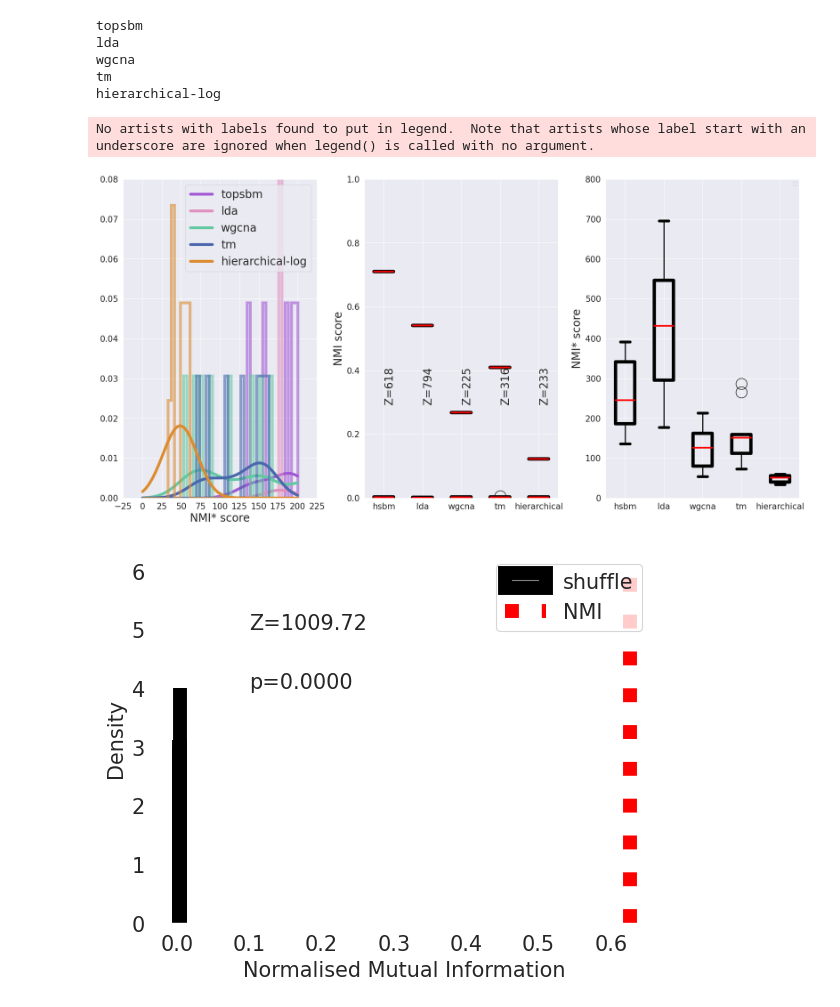
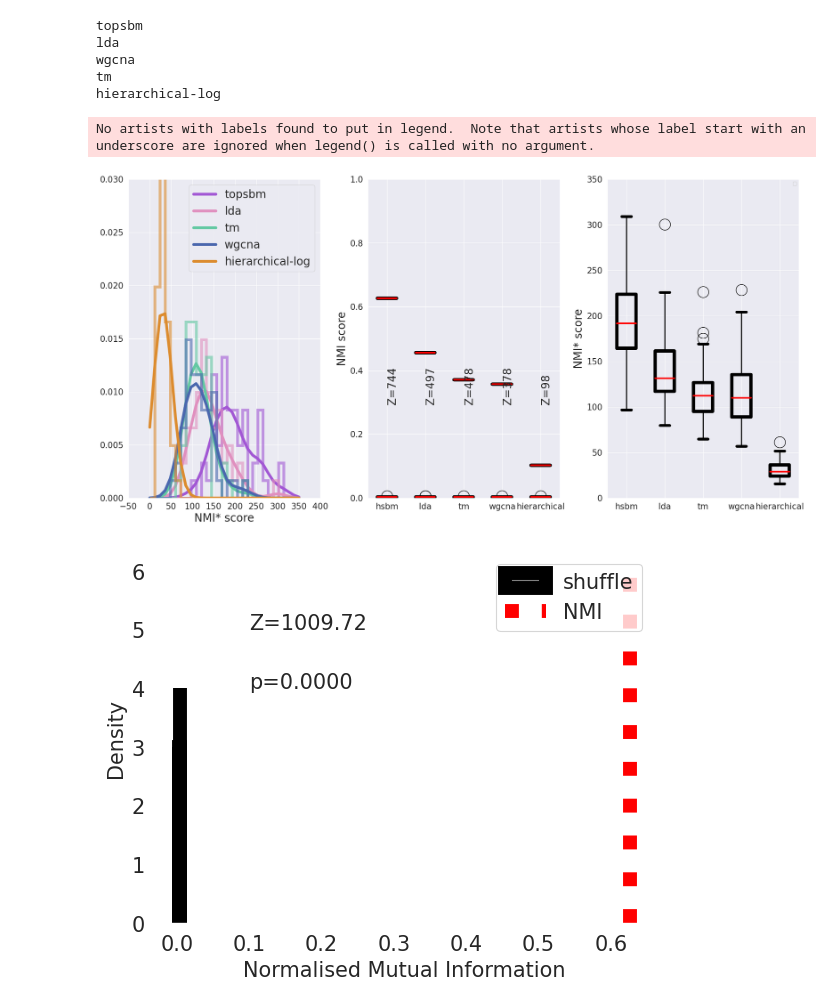
Before and after one commit to fvalle1/topics, a Jupyter notebook: datasets/single-cell/scoring.ipynb, the cells around one changed output. Drawn from its saved outputs; the diff is of its cells as text; code cells hidden in the pictures.

Commit message:
fix figures

```diff
--- a/datasets/single-cell/scoring.ipynb
+++ b/datasets/single-cell/scoring.ipynb
@@ -126,10 +126,10 @@ tm
 hierarchical-log
 # %%
 import pickle
-with open("scoresstat_celltype.pkl", 'wb') as f:
-    pickle.dump(data, f)
-# with open("scoresstat.pkl", 'rb') as f:
-#     data = pickle.load(f)
+# with open("scoresstat_celltype.pkl", 'wb') as f:
+#     pickle.dump(data, f)
+with open("scoresstat.pkl", 'rb') as f:
+    data = pickle.load(f)
 # %%
 class Painter():
     def __init__(self):
@@ -161,14 +161,14 @@ from sklearn.neighbors import KernelDensity
 colors = Painter()
 
 p_value = lambda z_score: 2 * (1 - norm.cdf(abs(z_score)))
-label = labels[1]
+label = labels[0]
 alg_labels = [alg.replace("topsbm", "hsbm").replace("-log","") for alg in data.keys()]
 
 fig, axs = plt.subplots(1, 3, figsize=(18,9))
 
 ax = axs[0]
 kwargs=dict(linewidth=5, density=True)
-bins = np.linspace(0,200,50)
+bins = np.linspace(0,350,30)
 
 for alg in data.keys():
     c = next(colors)
@@ -179,7 +179,7 @@ for alg in data.keys():
     ax.plot(bins, np.exp(kde.score_samples(bins.reshape(-1,1))), label=alg, color=c, lw=5)
 
 
-ax.set_ylim(0,0.08)
+ax.set_ylim(0,0.03)
 ax.legend(fontsize=20)
 ax.set_xlabel("NMI* score", fontsize=20)
 ax.set_xticks(ax.get_xticks(), ax.get_xticklabels(), fontsize=15)
@@ -189,35 +189,35 @@ ax.set_yticks(ax.get_yticks(), ax.get_yticklabels(), fontsize=15)
 
 kwargs = dict(flierprops={"c":"gray", "ms":20, "lw":5}, boxprops = {"lw":6}, whiskerprops={"lw":2}, capprops={"lw":5}, medianprops={"c":"red", "lw":3})
 
 ax = axs[2]
 ax.boxplot([np.max([d[label]["norm_V"] for d in data[alg]], axis=1) for alg in data.keys()], **kwargs)
 
 ax.set_xticks(list(range(1,6)), alg_labels, rotation=0, fontsize=15)
 ax.set_yticks(ax.get_yticks(), ax.get_yticklabels(), fontsize=15)
 ax.legend()
 ax.set_ylabel("NMI* score", fontsize=20)
 
 ax = axs[1]
 ax.boxplot([np.max([d[label]["V"] for d in data[alg]], axis=1) for alg in data.keys()], **kwargs)
 ax.boxplot([np.max([d["shuffle"]["V"] for d in data[alg]], axis=1) for alg in data.keys()], **kwargs)
 
 for i,alg in enumerate(data.keys()):
     x1 = np.max([d[label]["V"] for d in data[alg]], axis=1)
     x2 = np.max([d["shuffle"]["V"] for d in data[alg]], axis=1)
     Z = np.abs(np.mean(x1) - np.mean(x2)) / np.sqrt(1e-10+np.var(x1) + np.var(x2))
     ax.text(i+1, 0.3, "Z={:.0f}".format(Z), fontsize=20, rotation=90)
 
 ax.set_xticks(list(range(1,6)), alg_labels, rotation=0, fontsize=15)
 ax.set_ylim(0,1)
 ax.set_yticks(ax.get_yticks(), ax.get_yticklabels(), fontsize=15)
 
 ax.set_ylabel("NMI score", fontsize=20)
 plt.tight_layout()
 plt.show()
-fig.savefig("%s/metric_scores_comparison_box_sc_celltype.pdf"%(directory))
+fig.savefig("%s/metric_scores_comparison_box_sc.pdf"%(directory))
 # %% [output]
 No artists with labels found to put in legend.  Note that artists whose label start with an underscore are ignored when legend() is called with no argument.
-[figure, old version]
+[figure, new version]
 # %%
 plt.rcParams['figure.facecolor'] = 'white'  # Set figure background globally
 plt.rcParams['axes.facecolor'] = 'white'   # Set axes background globally
```
Also changed, not shown: parts of 1 cell of this notebook.
